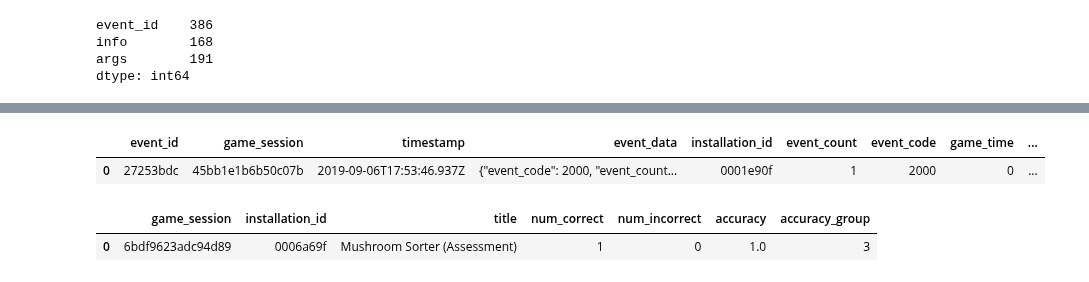
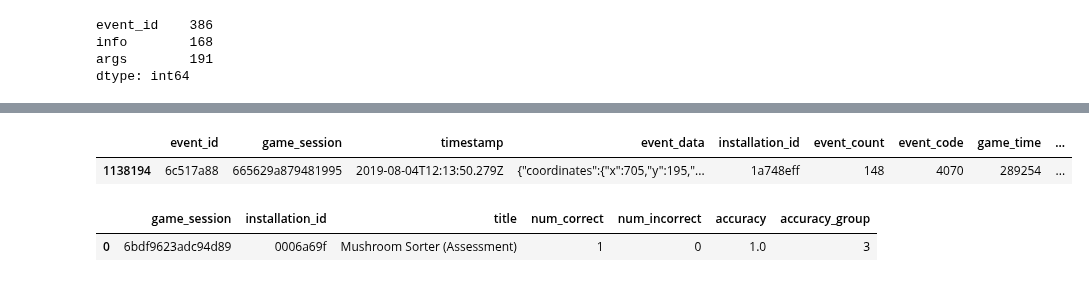
Before and after one commit to cats-in-the-hat/PBS-KIDS2, a Jupyter notebook: faith_starter.ipynb, the cells around one changed output, grey strips where cells are left out. Saved outputs shown, nothing was run; the diff lists cells and outputs as text; code cells hidden in the pictures.

```diff
--- a/faith_starter.ipynb
+++ b/faith_starter.ipynb
@@ -13,6 +22,10 @@ warnings.filterwarnings('ignore')
 # Acquire Data
 # %%
 train = pd.read_csv('train.csv')
+# %%
+#sample train observations
+
+train_ = train.sample(1000000)
 # %%
 train_labels = pd.read_csv('train_labels.csv')
 # %%
@@ -245,8 +285,8 @@ plt.show()
 # %%
-train.head(1)
+train_.head(1)
 # %% [output]
 |  | event_id | game_session | timestamp | event_data | installation_id | event_count | event_code | game_time | ... |
-| 0 | 27253bdc | 45bb1e1b6b50c07b | 2019-09-06T17:53:46.937Z | {"event_code": 2000, "event_count... | 0001e90f | 1 | 2000 | 0 | ... |
+| 1138194 | 6c517a88 | 665629a879481995 | 2019-08-04T12:13:50.279Z | {"coordinates":{"x":705,"y":195,"... | 1a748eff | 148 | 4070 | 289254 | ... |
 # %%
 train_labels.head(1)
 # %% [output]
```
Also changed, not shown: parts of 25 cells of this notebook.
